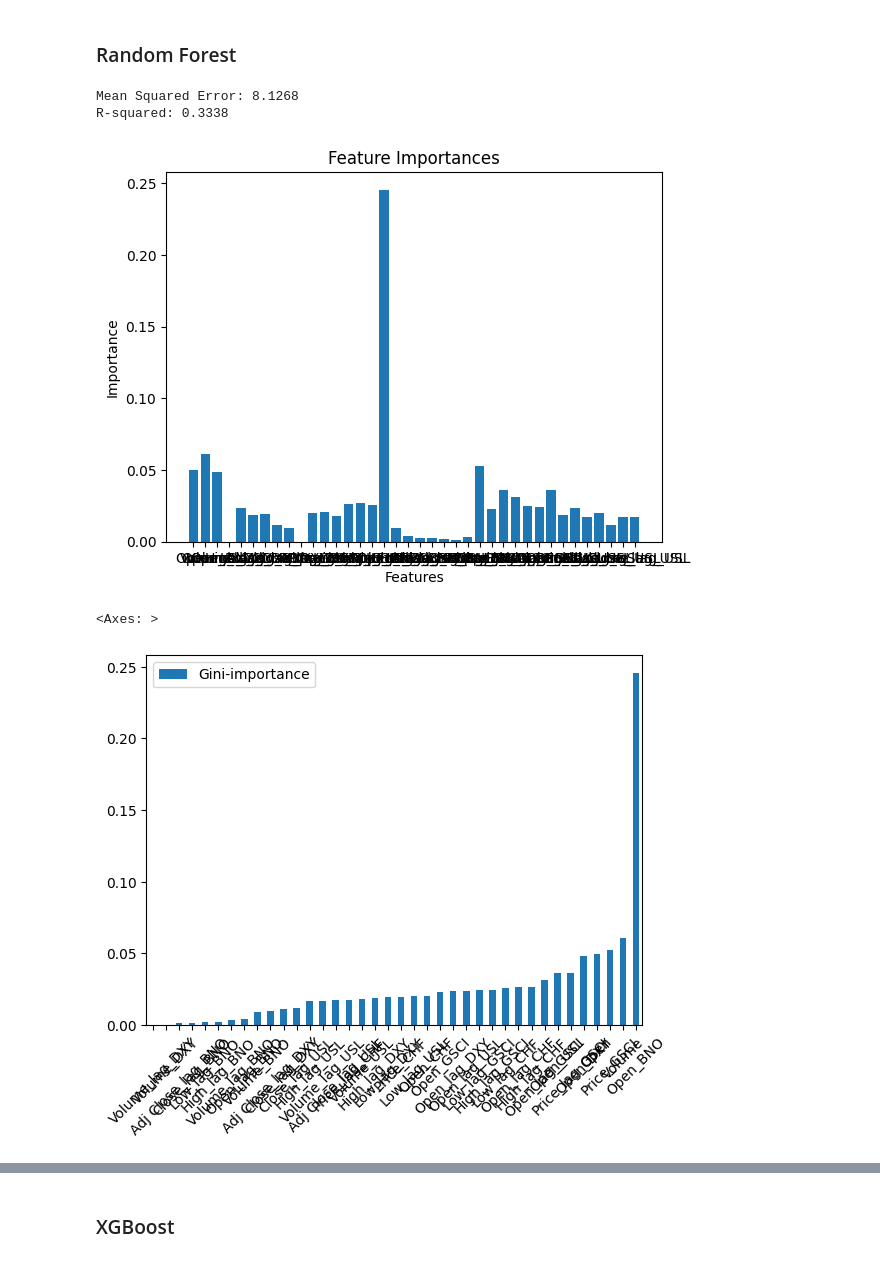
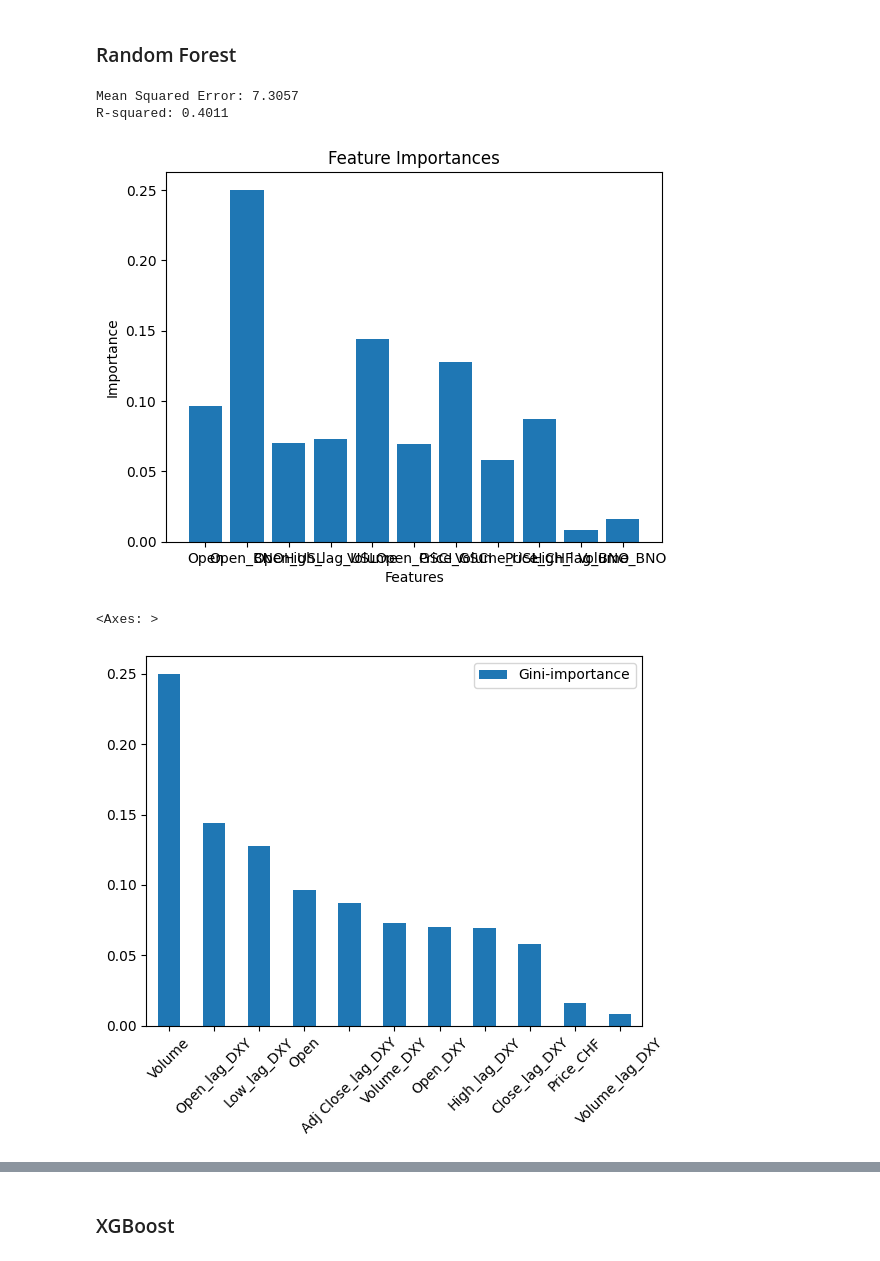
Before and after one commit to VibhuKrovvidi/USO_ETF_Day_Trading, a Jupyter notebook: notebooks/3_modelling.ipynb, the cells around one changed output, grey strips where cells are left out. Drawn from its saved outputs; the diff is of its cells as text; code cells hidden in the pictures.

Commit message:
Hyperparameter Tuning + Variable Selection

```diff
--- a/notebooks/3_modelling.ipynb
+++ b/notebooks/3_modelling.ipynb
@@ -100,0 +103,7 @@ y_test_norm = y_norm.transform(y_test)
+# %%
+data_x = pd.DataFrame(X_train_norm, columns=X_train.columns)
+data_y = pd.DataFrame(y_train_norm, columns=['High-Open'])
+data = data_x.copy()
+data['High-Open'] = data_y
+data
+# print(data_y.columns)
@@ -101,3 +179,17 @@ y_test_norm = y_norm.transform(y_test)
+# %%
+# Apply variable selection subset
+X_train = X_train[selected_features]
+X_test = X_test[selected_features]
+
+# Only fit the normalizers on the training data!
+X_norm = MinMaxScaler().fit(X_train)
+y_norm = MinMaxScaler().fit(y_train)
+
+X_train_norm = X_norm.transform(X_train)
+X_test_norm = X_norm.transform(X_test)
+
+y_train_norm = y_norm.transform(y_train)
+y_test_norm = y_norm.transform(y_test)
 # %% [markdown]
 ### Linear Regression
 # %%
@@ -169,10 +253,12 @@ from sklearn.ensemble import RandomForestRegressor
 rf_regressor = RandomForestRegressor(n_estimators=100, random_state=42)
 
 # Fit the model to the training data
-rf_regressor.fit(X_train, y_train)
+rf_regressor.fit(X_train_norm, y_train_norm)
 
 # Make predictions on the test set
-y_pred = rf_regressor.predict(X_test)
+y_pred_norm = rf_regressor.predict(X_test_norm)
+# Inverse transform the scaled predictions to get the original scale
+y_pred = y_norm.inverse_transform(y_pred_norm.reshape(-1, 1))
 
 # Evaluate the model
 mse = mean_squared_error(y_test, y_pred)
@@ -181,20 +267,20 @@ r2 = r2_score(y_test, y_pred)
 print(f'Mean Squared Error: {mse:.4f}')
 print(f'R-squared: {r2:.4f}')
 # %% [output]
-Mean Squared Error: 8.1268
-R-squared: 0.3338
+Mean Squared Error: 7.3057
+R-squared: 0.4011
 # %%
 # Plot feature importances
 feature_importances = rf_regressor.feature_importances_
-feature_names = [i for i in X.columns]
+feature_names = [i for i in X_train.columns]
 
 plt.bar(feature_names, feature_importances)
 plt.title('Feature Importances')
 plt.xlabel('Features')
 plt.ylabel('Importance')
 plt.show()
 # %% [output]
-[figure, old version]
+[figure, new version]
 # %%
 feats = {}
 
@@ -202,10 +288,10 @@ for feature, importance in zip(X.columns, rf_regressor.feature_importances_):
     feats[feature] = importance #add the name/value pair
 
 importances = pd.DataFrame.from_dict(feats, orient='index').rename(columns={0: 'Gini-importance'})
-importances.sort_values(by='Gini-importance').plot(kind='bar', rot=45)
+importances.sort_values(by='Gini-importance', ascending=False).plot(kind='bar', rot=45)
 # %% [output]
 <Axes: >
-[figure, old version]
+[figure, new version]
 # %%
 importances.sort_values('Gini-importance', ascending=False)
 # %% [output]
```
Also changed, not shown: parts of 9 cells of this notebook, 1 other file.
